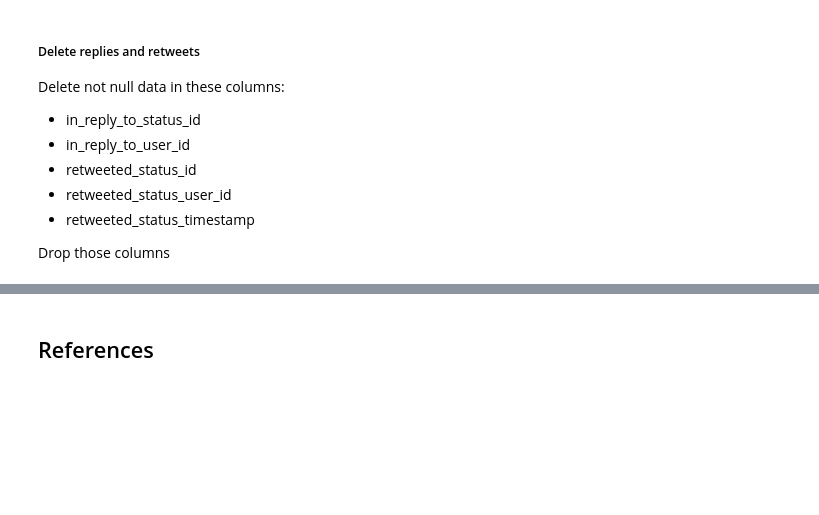
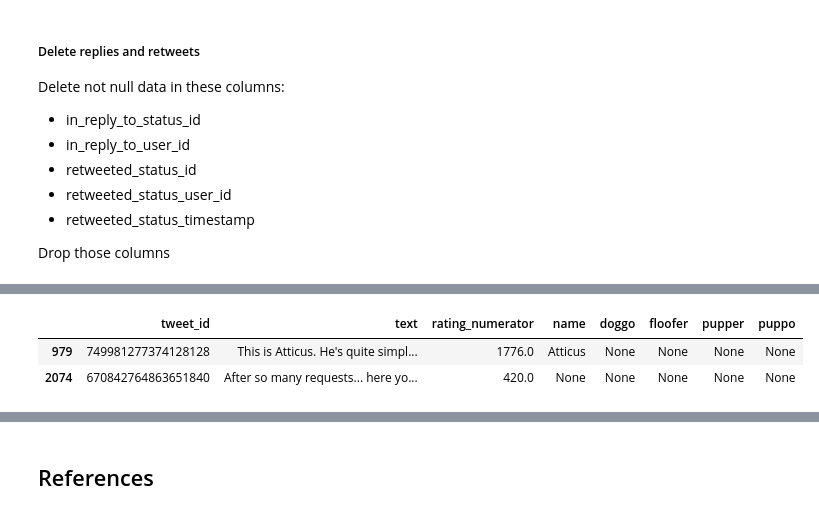
Before and after one commit to amr9410/PythonDataWrangling, a Jupyter notebook: wrangle_act.ipynb, the cells around one changed output, grey strips where cells are left out. Saved outputs shown, nothing was run; the diff lists cells and outputs as text; code cells hidden in the pictures; blank space fills up the shorter version.

```diff
--- a/wrangle_act.ipynb
+++ b/wrangle_act.ipynb
@@ -470,0 +528,7 @@ Store the clean DataFrame(s) in a CSV file with the main one named twitter_archi
+# %%
+#Leave to check rating_numerator extreme values to after merging with predictions data
+df_archive_copy[df_archive_copy['rating_numerator'] > 25]
+# %% [output]
+|  | tweet_id | text | rating_numerator | name | doggo | floofer | pupper | puppo |
+| 979 | 749981277374128128 | This is Atticus. He's quite simpl... | 1776.0 | Atticus | None | None | None | None |
+| 2074 | 670842764863651840 | After so many requests... here yo... | 420.0 | None | None | None | None | None |
```
Also changed, not shown: parts of 106 cells of this notebook.
